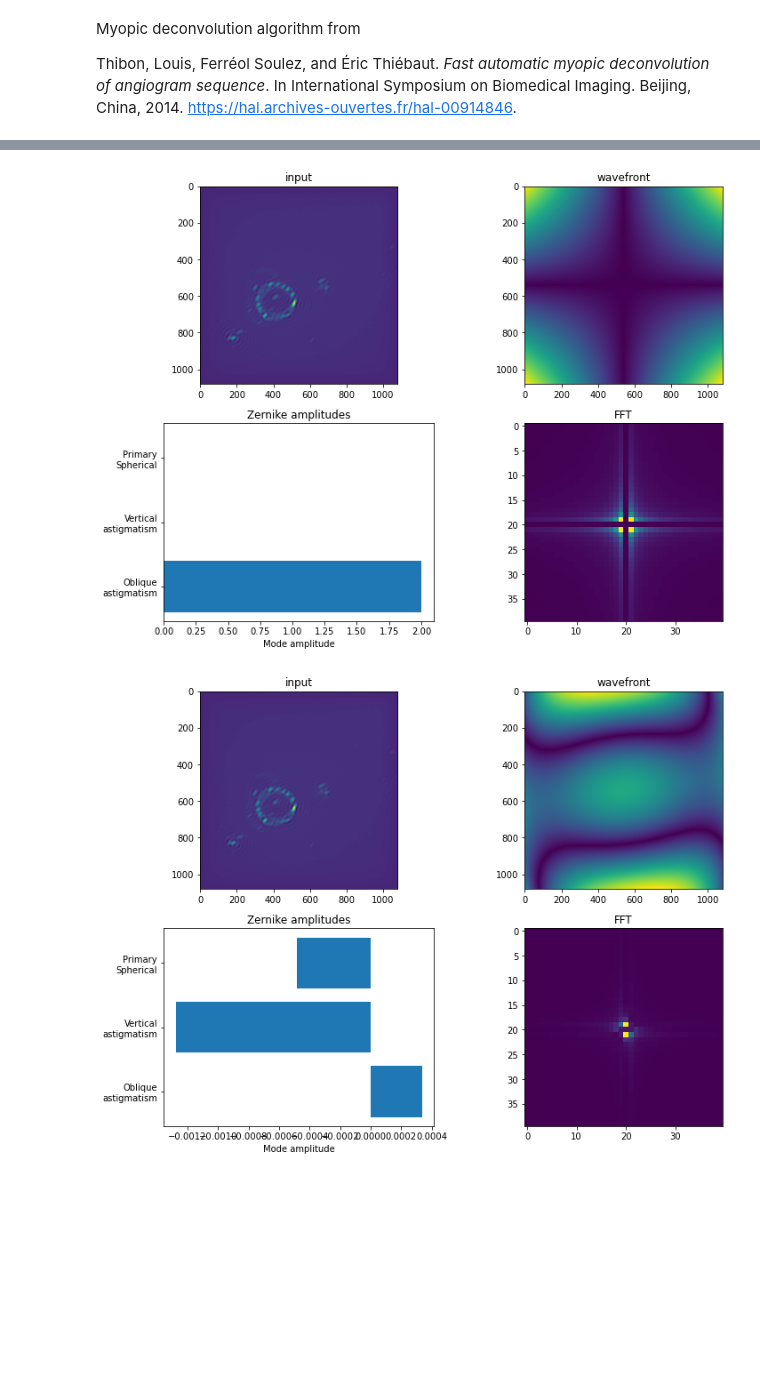
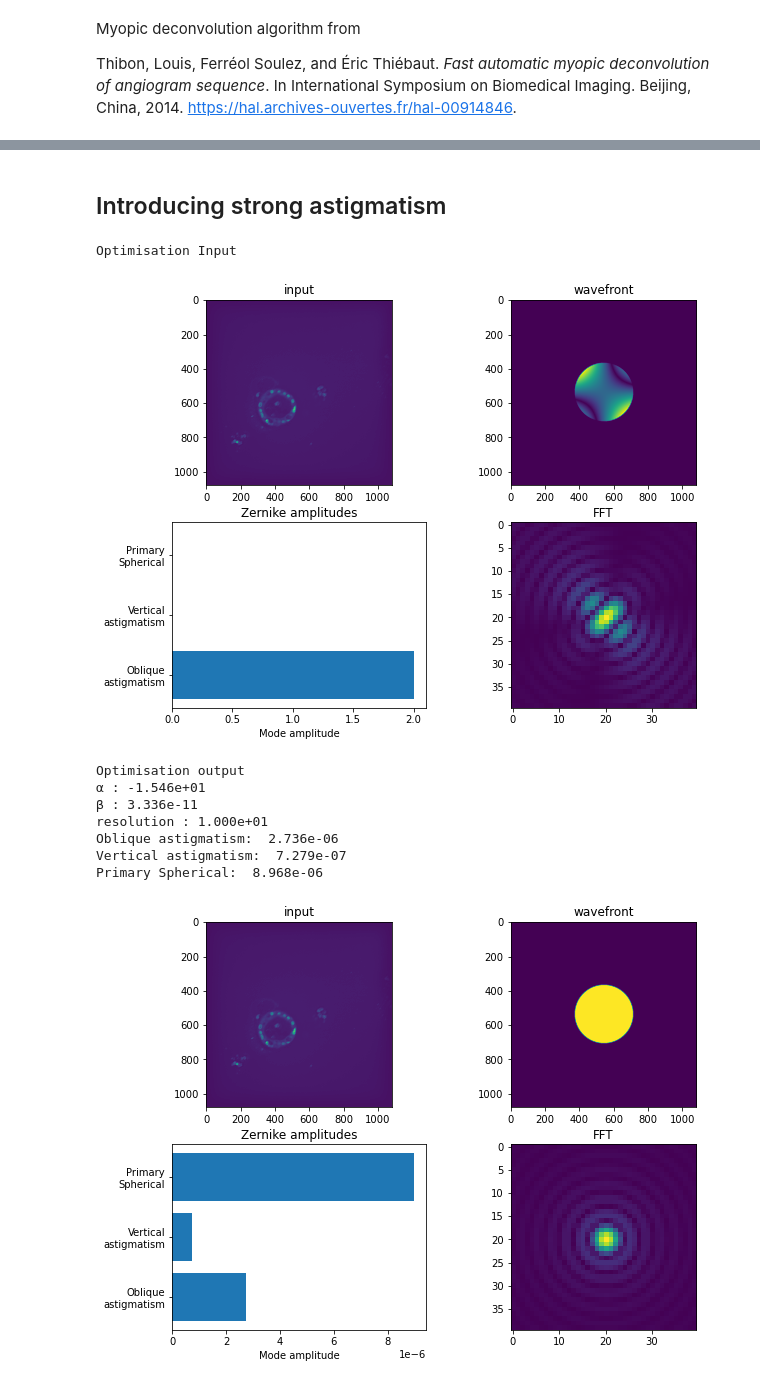
Before and after one commit to centuri-engineering/auto_metro, a Jupyter notebook: notebooks/MyopicDeconvolution.ipynb, the cells around one changed output, grey strips where cells are left out. Cells and saved outputs as stored; diff of their text form; code cells hidden in the pictures; blank space fills up the shorter version.

```diff
--- a/notebooks/MyopicDeconvolution.ipynb
+++ b/notebooks/MyopicDeconvolution.ipynb
@@ -10,8 +12,9 @@ import matplotlib.pyplot as plt
 import matplotlib as mpl
 from skimage.io import imread
 from skimage import img_as_float
-from auto_metro.myopic_deconv import MODE_NAMES, zernike_tf, deconvolution, power_law
+from auto_metro.myopic_deconv import MODE_NAMES, zernike_tf, estimate_psf
 from auto_metro.utils import _fft, _ifft, apodise
 from scipy.optimize import minimize
+from auto_metro.image_decorr import measure
 
-mpl.rcParams['figure.figsize'] = (12, 9)
+mpl.rcParams['figure.figsize'] = (10, 7.5)
@@ -54,7 +86,10 @@ def show_results(image, params, modes, fft_window=20):
 # %%
-image = img_as_float(imread("../../samples/organo.tiff"))
+image = img_as_float(imread("../samples/organo.tiff"))
 image = apodise(image, 60)
 nx, ny = image.shape
-
-plt.imshow(image, cmap='Greys')
+fig, (ax_im, ax_hist) = plt.subplots(1, 2)
+ax_im.imshow(image, cmap='Greens')
+h = ax_hist.hist(image.ravel(), bins=256)
+_ = ax_hist.set_yscale('log')
+fig.set_size_inches(12, 5)
 # %% [output]
@@ -143,14 +164,16 @@ fig, axes = show_results(image.T, params_T, modes)
+# %% [markdown]
+## Introducing strong astigmatism
 # %%
 nx, ny = image.shape
 xx, yy = np.meshgrid(np.linspace(-1, 1, ny), np.linspace(-1, 1, nx))
 rho = (xx ** 2 + yy ** 2) ** 0.5
 phi = np.arctan2(yy, xx)
 
-tf_astigmatic = zernike_tf(rho, phi, 30, [1.0, 2.0, 0.0, 0.0], [(0, 0)] + modes)
+tf_astigmatic = zernike_tf(rho, phi, 10., [1.0, 2.0, 0.0, 0.0], [(0, 0)] + modes)
 in_params = {
     "alpha": 1.,
     "beta": 2.,
-    "resolution": 300.,
+    "resolution": 10.,
     (2, -2): 2.0,
     (2, 2): 0.0,
     (4, 0): 0.0,
@@ -159,18 +182,34 @@ im_fft = _fft(image)
 #im_fft /= np.abs(im_fft).sum()
 image_astigm = np.real(_ifft(im_fft * tf_astigmatic))
 
+print("Optimisation Input")
 fig, axes = show_results(image_astigm, in_params, modes)
 # %% [output]
+Optimisation Input
-[figure, old version]
+[figure, new version]
 # %%
-params_as, costs = deconvolution(
-    image_astigm.T,
+params_as = estimate_psf(
+    image_astigm,
     modes=modes,
-    initial_guess=params,
+    initial_guess={
+        "alpha": 1.,
+        "beta": 2.,
+        "resolution": 10.,
+    },
+    fit_resolution=False,
     method="Nelder-Mead",
     options={"xtol": 1e-8},
 )
 # %%
+print('Optimisation output')
+print_params(params_as)
 fig, axes = show_results(image_astigm, params_as, modes)
 # %% [output]
+Optimisation output
+α : -1.546e+01
+β : 3.336e-11
+resolution : 1.000e+01
+Oblique astigmatism:  2.736e-06
+Vertical astigmatism:  7.279e-07
+Primary Spherical:  8.968e-06
-[figure, old version]
+[figure, new version]
```
Also changed, not shown: parts of 21 cells of this notebook, 2 other files.
